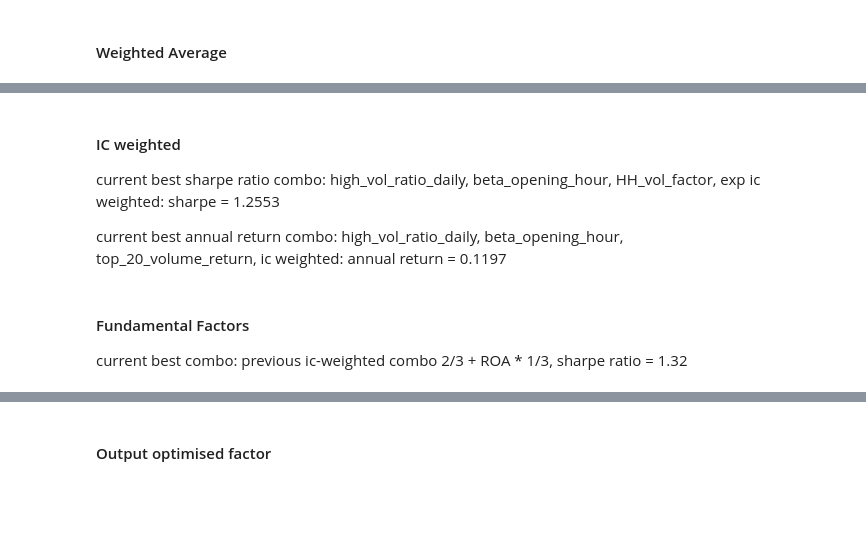
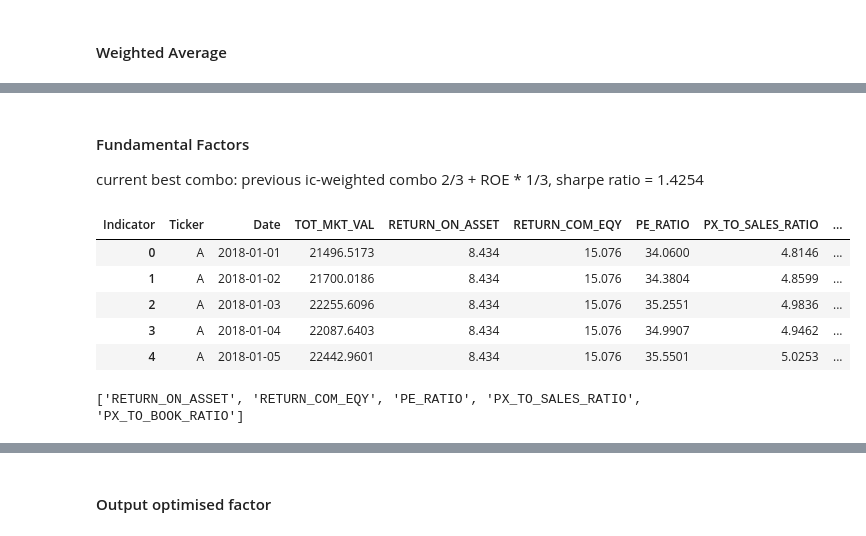
Before and after one commit to yeye-chen/MFIN7002_Group9_Factor_Investment, a Jupyter notebook: factor_experiments/experiment.ipynb, the cells around one changed output, grey strips where cells are left out. Drawn from its saved outputs; the diff is of its cells as text; code cells hidden in the pictures; blank space fills up the shorter version.

```diff
--- a/factor_experiments/experiment.ipynb
+++ b/factor_experiments/experiment.ipynb
@@ -8,17 +8,20 @@ import factor_calc.util as util
 # %% [markdown]
 #### Data preparation
 # %%
-path = 'factors'
-all_data = pd.read_pickle('all_data.pkl')
-stacked_factors = ['beta_daily.pkl', 'beta_opening_hours.pkl', 'beta_closing_hours.pkl', 'rsi.pkl', 'fundamental_factors.pkl']
-factor_str_lst = os.listdir(path)
-factor_str_lst = list(set(factor_str_lst) - set(stacked_factors))
+factor_path = '../factor_outputs'
+data_path = '../data'
+all_data = pd.read_pickle(os.path.join(data_path, 'all_data.pkl'))
+
+# factors that excluded for now
+irrelavent_factors = ['beta_daily.pkl', 'beta_opening_hours.pkl', 'beta_closing_hours.pkl', 'rsi.pkl', 'fundamental_factors.pkl']
+factor_str_lst = os.listdir(factor_path)
+factor_str_lst = list(set(factor_str_lst) - set(irrelavent_factors))
 
 # merge all factors in all_data
 for factor in factor_str_lst:
     if factor.endswith('.pkl'):
         factor_name = factor.split('.')[0]
-        factor_data = pd.read_pickle(f'{path}/{factor}')
+        factor_data = pd.read_pickle(os.path.join(factor_path, factor))
         # stack factor data to match the format of all_data
         factor_data = factor_data.stack().reset_index()
         factor_data.columns = ['Date', 'Ticker', factor_name]
@@ -28,3 +31,11 @@ for factor in factor_str_lst:
         except Exception as e:
             print(e)
             print(factor_name)
+
+# continue merging
+beta_factors = ['beta_daily.pkl', 'beta_opening_hours.pkl', 'beta_closing_hours.pkl']
+for factor in beta_factors:
+    factor_name = factor.split('.')[0]
+    factor_data = pd.read_pickle(os.path.join(factor_path, factor))
+    util.factor_washing(factor_data, factor_name, window_len=20)
+    all_data = util.df_factor_merge(all_data, factor_data, factor_name=factor_name)
@@ -98,8 +147,0 @@ max_alpha, alpha_dict[max_alpha]
-# %% [markdown]
-#### IC weighted
-
-current best sharpe ratio combo: high_vol_ratio_daily, beta_opening_hour, HH_vol_factor, exp ic weighted:
-sharpe = 1.2553
-
-current best annual return combo: high_vol_ratio_daily, beta_opening_hour, top_20_volume_return, ic weighted:
-annual return = 0.1197
@@ -158,19 +196,28 @@ max_sharpe = max(sharpe_dict, key=sharpe_dict.get)
 print('max return combination: ', max_sharpe, sharpe_dict[max_sharpe])
 # %% [markdown]
 #### Fundamental Factors
-current best combo: previous ic-weighted combo 2/3 + ROA * 1/3, sharpe ratio = 1.32
+current best combo: previous ic-weighted combo 2/3 + ROE * 1/3, sharpe ratio = 1.4254
 # %%
-fundamental_factors = pd.read_pickle('factors/fundamental_factors.pkl')
+fundamental_factors = pd.read_pickle(os.path.join(factor_path, 'fundamental_factors.pkl'))
 fundamental_factors.head()
+# %% [output]
+| Indicator | Ticker | Date | TOT_MKT_VAL | RETURN_ON_ASSET | RETURN_COM_EQY | PE_RATIO | PX_TO_SALES_RATIO | ... |
+| 0 | A | 2018-01-01 | 21496.5173 | 8.434 | 15.076 | 34.0600 | 4.8146 | ... |
+| 1 | A | 2018-01-02 | 21700.0186 | 8.434 | 15.076 | 34.3804 | 4.8599 | ... |
+| 2 | A | 2018-01-03 | 22255.6096 | 8.434 | 15.076 | 35.2551 | 4.9836 | ... |
+| 3 | A | 2018-01-04 | 22087.6403 | 8.434 | 15.076 | 34.9907 | 4.9462 | ... |
+| 4 | A | 2018-01-05 | 22442.9601 | 8.434 | 15.076 | 35.5501 | 5.0253 | ... |
 # %%
 # don't use first column and last column fundamental factors for now
 fund_factors_lst = fundamental_factors.columns.to_list()[3:-1]
 print(fund_factors_lst)
+all_data_fund_factors = all_data.copy()
 # merge fundamental factors
-for factor in fund_factors_lst:
-    all_data = pd.merge(all_data, fundamental_factors[['Date', 'Ticker', factor]], on=['Date', 'Ticker'], how='inner')
+all_data_fund_factors = pd.merge(all_data, fundamental_factors[['Date', 'Ticker']+(fund_factors_lst)], on=['Date', 'Ticker'], how='inner')
 
 # standardise
 for factor in fund_factors_lst:
-    all_data[factor] = (all_data[factor] - all_data[factor].mean()) / all_data[factor].std()
+    all_data_fund_factors[factor] = (all_data_fund_factors[factor] - all_data_fund_factors[factor].mean()) / all_data_fund_factors[factor].std()
+# %% [output]
+['RETURN_ON_ASSET', 'RETURN_COM_EQY', 'PE_RATIO', 'PX_TO_SALES_RATIO', 'PX_TO_BOOK_RATIO']
 # %%
```
Also changed, not shown: parts of 25 cells of this notebook.
